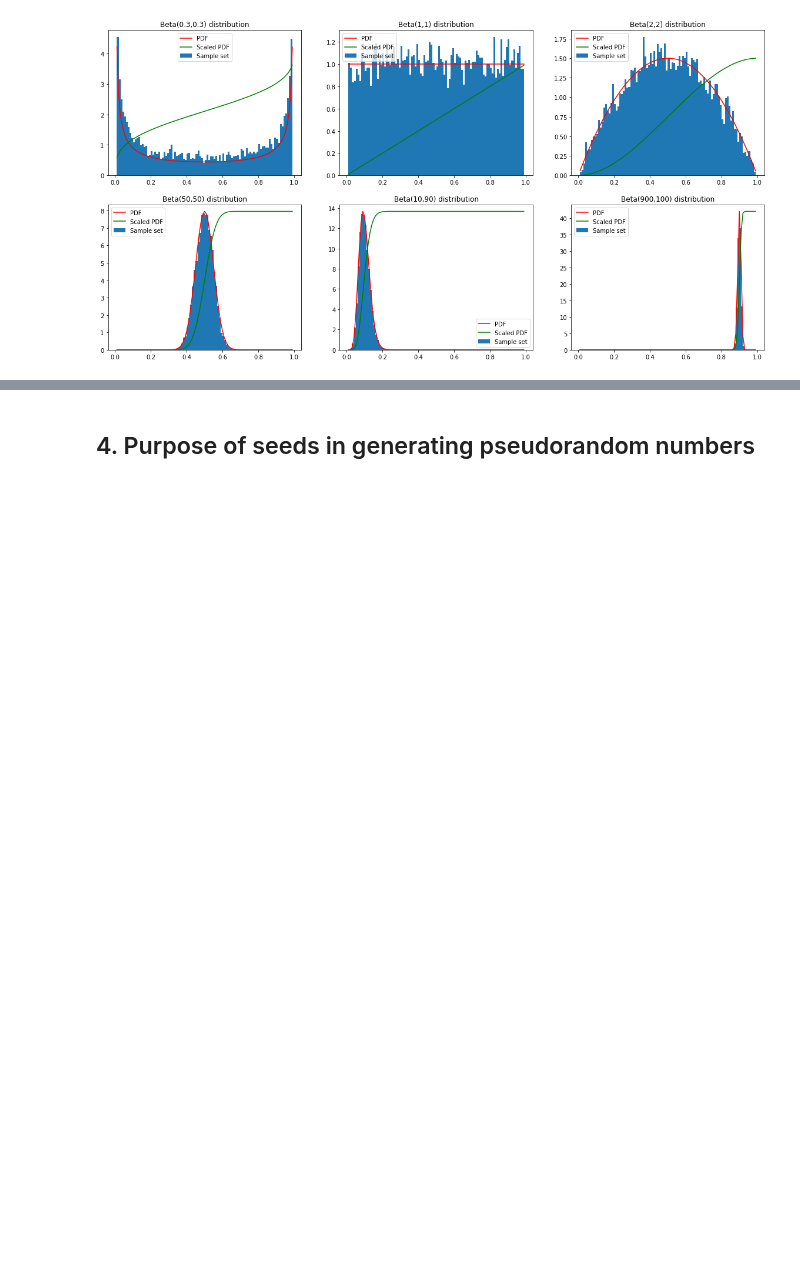
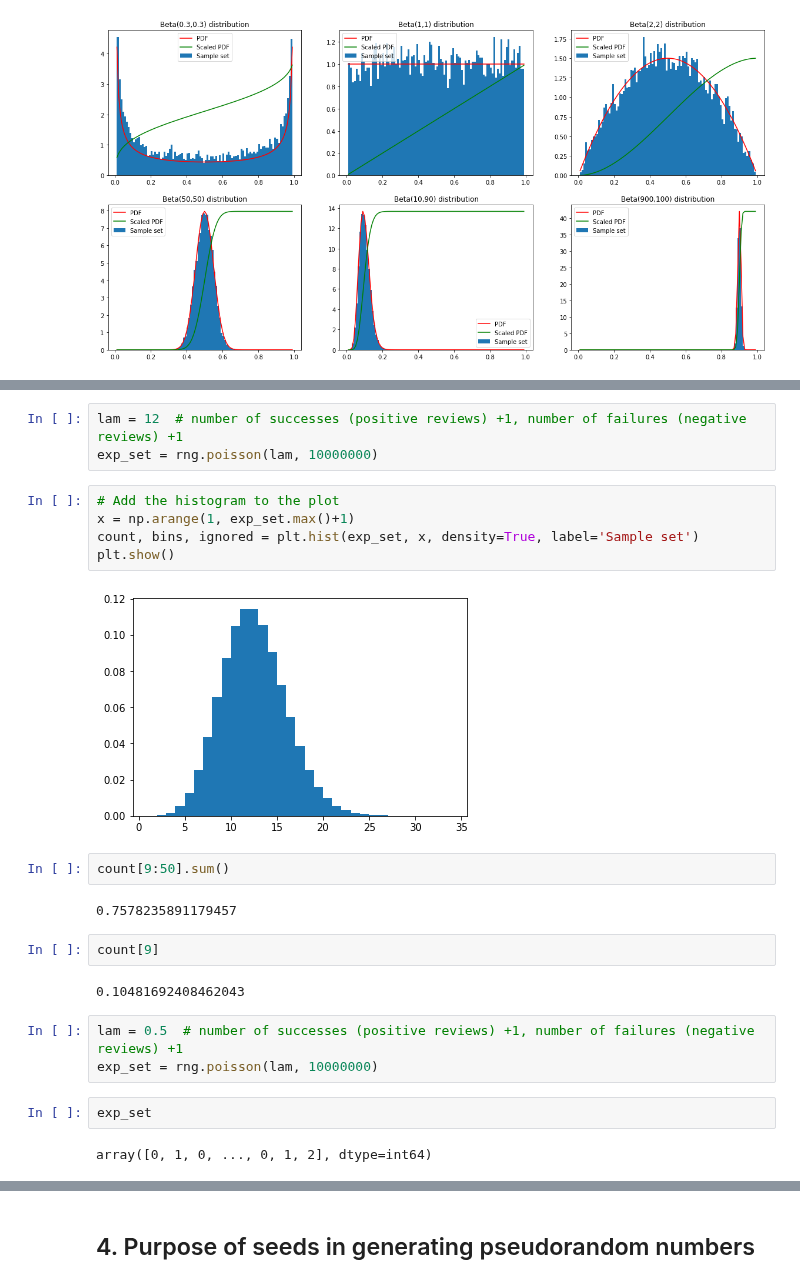
Before and after one commit to przemekbil/PfDA_2021, a Jupyter notebook: Assignments/Assignment.ipynb, the cells around one changed output, grey strips where cells are left out. Cells and saved outputs as stored; diff of their text form; blank space fills up the shorter version.

Commit message:
Poisson distribution added

```diff
--- a/Assignments/Assignment.ipynb
+++ b/Assignments/Assignment.ipynb
@@ -609,0 +629,25 @@ plt.show()
+# %%
+lam = 12  # number of successes (positive reviews) +1, number of failures (negative reviews) +1
+exp_set = rng.poisson(lam, 10000000)
+# %%
+# Add the histogram to the plot
+x = np.arange(1, exp_set.max()+1)
+count, bins, ignored = plt.hist(exp_set, x, density=True, label='Sample set')
+plt.show()
+# %% [output]
+[figure, added]
+# %%
+count[9:50].sum()
+# %% [output]
+0.7578235891179457
+# %%
+count[9]
+# %% [output]
+0.10481692408462043
+# %%
+lam = 0.5  # number of successes (positive reviews) +1, number of failures (negative reviews) +1
+exp_set = rng.poisson(lam, 10000000)
+# %%
+exp_set
+# %% [output]
+array([0, 1, 0, ..., 0, 1, 2], dtype=int64)
```
Also changed, not shown: parts of 5 cells of this notebook.
